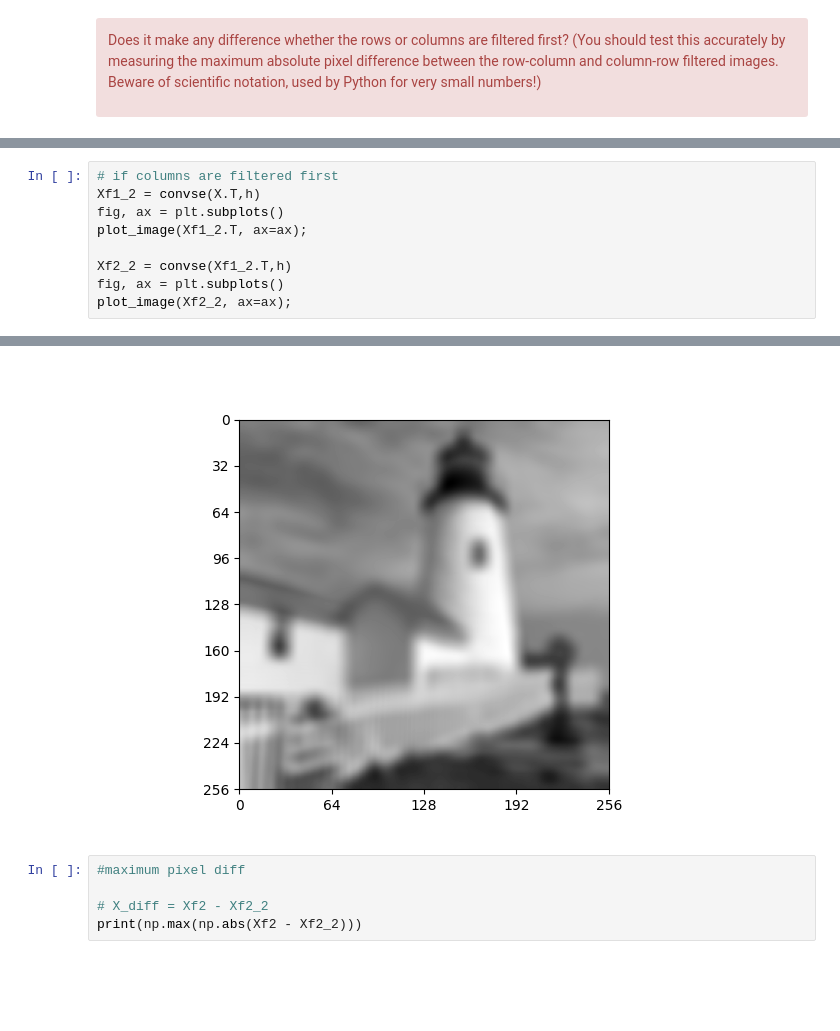
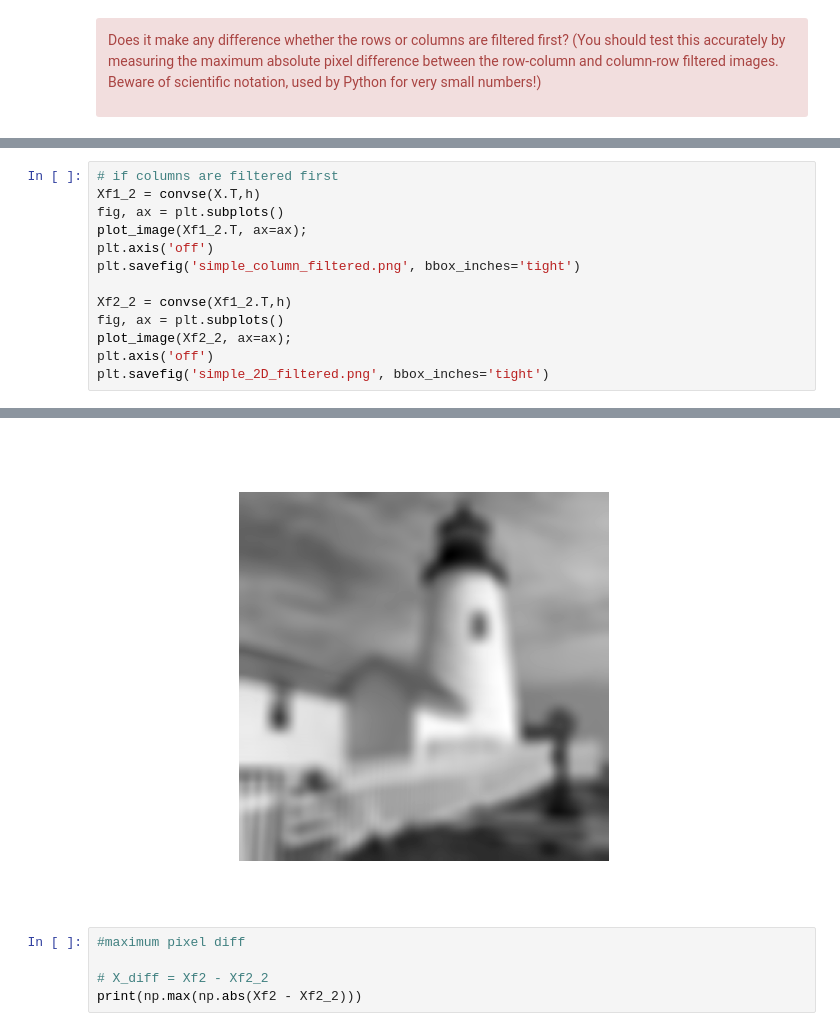
Before and after one commit to sigproc/cued_sf2_lab, a Jupyter notebook: 5-simple-image-filtering.ipynb, the cells around one changed output, grey strips where cells are left out. Drawn from its saved outputs; the diff is of its cells as text; blank space fills up the shorter version.

```diff
--- a/5-simple-image-filtering.ipynb
+++ b/5-simple-image-filtering.ipynb
@@ -188,8 +201,12 @@ plot_image(Xf2, ax=ax);
 Xf1_2 = convse(X.T,h)
 fig, ax = plt.subplots()
 plot_image(Xf1_2.T, ax=ax);
+plt.axis('off')
+plt.savefig('simple_column_filtered.png', bbox_inches='tight')
 
 Xf2_2 = convse(Xf1_2.T,h)
 fig, ax = plt.subplots()
 plot_image(Xf2_2, ax=ax);
+plt.axis('off')
+plt.savefig('simple_2D_filtered.png', bbox_inches='tight')
 # %% [output]
@@ -197,4 +214,4 @@ plot_image(Xf2_2, ax=ax);
-[figure, old version]
+[figure, new version]
 # %%
 #maximum pixel diff
 
```
Also changed, not shown: parts of 6 cells of this notebook, 1 other file.
